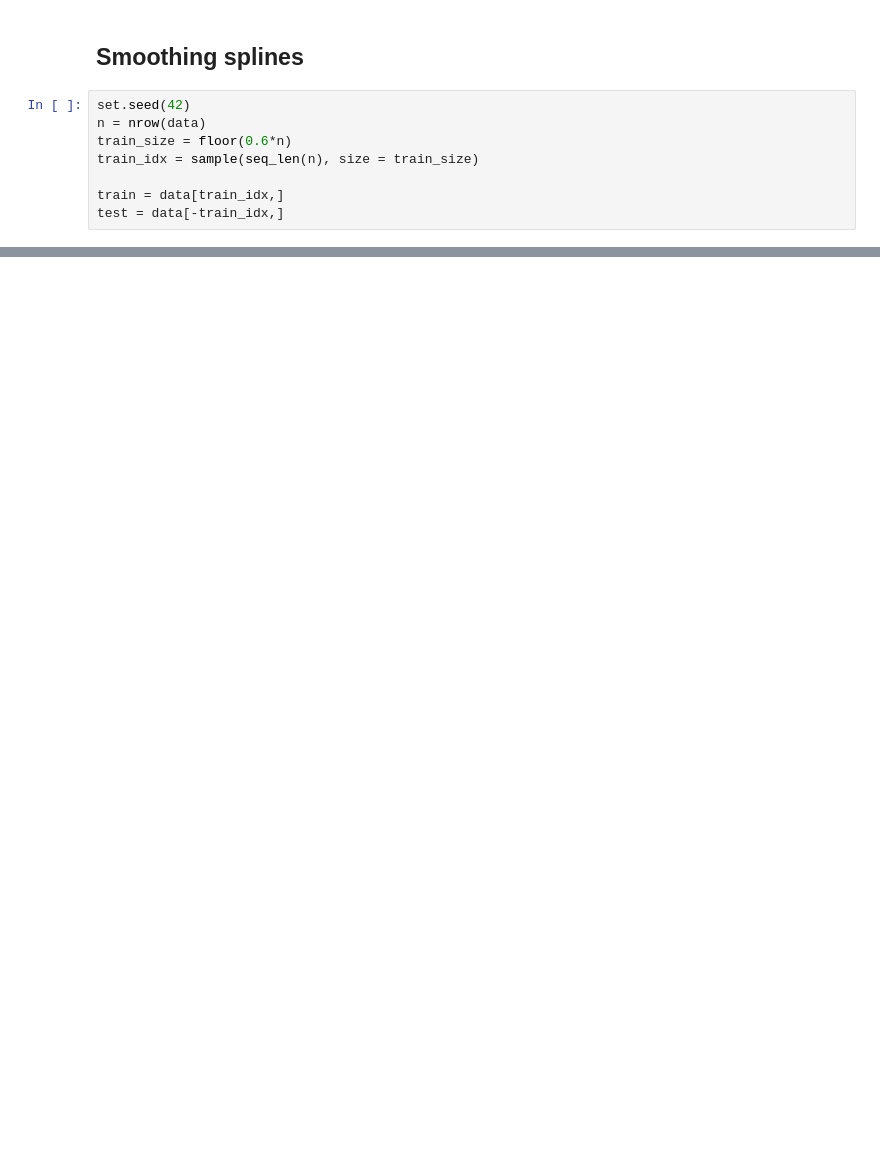
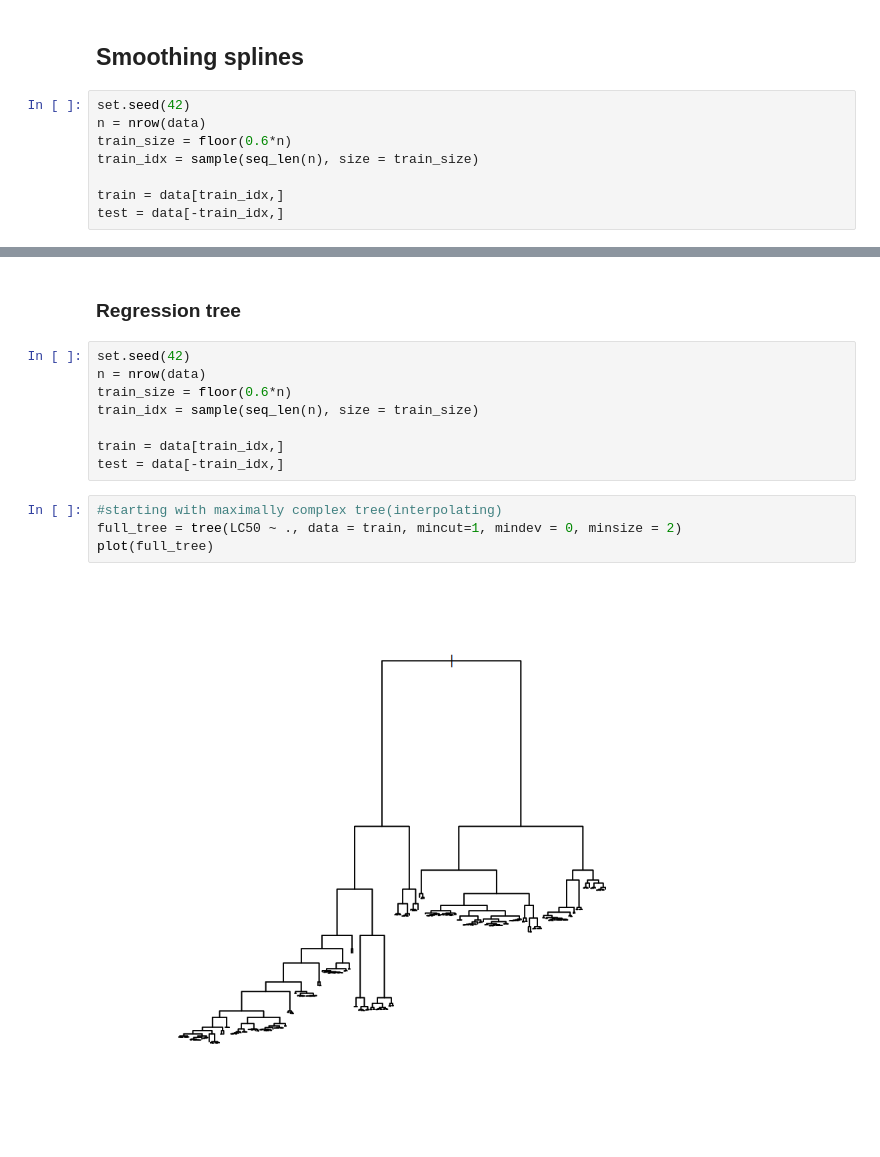
Before and after one commit to KristianWold/STK-IN4300, a Jupyter notebook: oblig2-2/Project2.ipynb, the cells around one changed output, grey strips where cells are left out. Drawn from its saved outputs; the diff is of its cells as text; blank space fills up the shorter version.

```diff
--- a/oblig2-2/Project2.ipynb
+++ b/oblig2-2/Project2.ipynb
@@ -372,0 +506,16 @@ y_predicted_train = predict(fit, newx = train)
+# %% [markdown]
+### Regression tree
+# %%
+set.seed(42)
+n = nrow(data)
+train_size = floor(0.6*n)
+train_idx = sample(seq_len(n), size = train_size)
+
+train = data[train_idx,]
+test = data[-train_idx,]
+# %%
+#starting with maximally complex tree(interpolating)
+full_tree = tree(LC50 ~ ., data = train, mincut=1, mindev = 0, minsize = 2)
+plot(full_tree)
+# %% [output]
+[figure, added]
```
Also changed, not shown: parts of 38 cells of this notebook.
